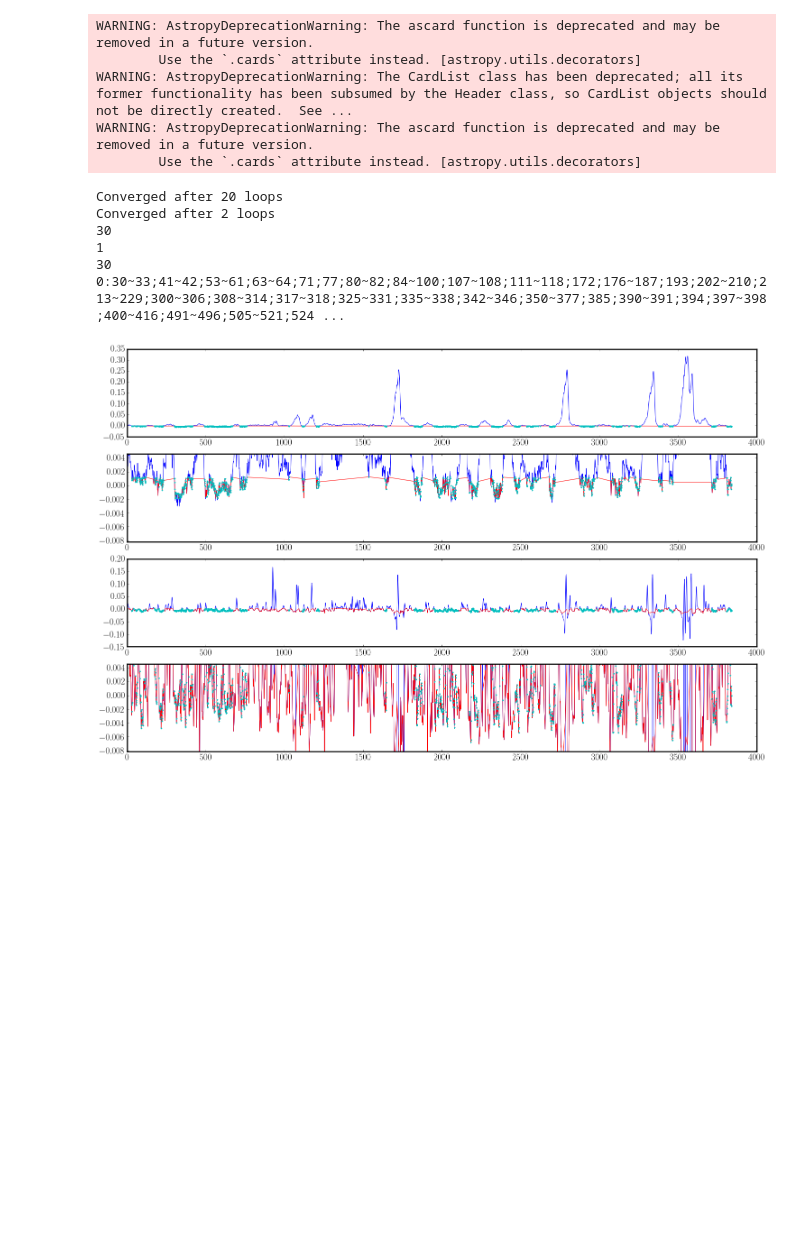
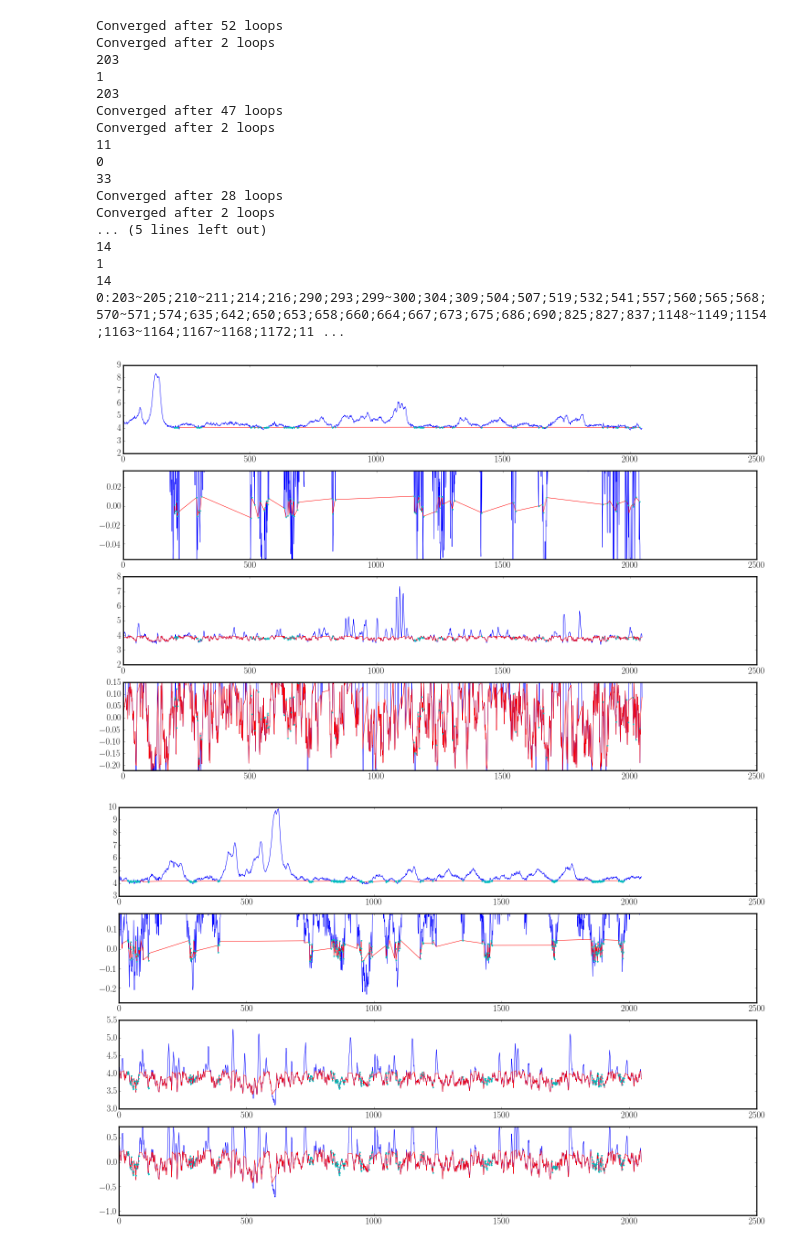
Before and after one commit to ltesti/I16293_ALMA, a Jupyter notebook: IdentifyContinuumChannels.ipynb, the cells around one changed output. Cells and saved outputs as stored; diff of their text form; code cells hidden in the pictures; blank space fills up the shorter version.

```diff
--- a/IdentifyContinuumChannels.ipynb
+++ b/IdentifyContinuumChannels.ipynb
@@ -20,21 +20,21 @@ matplotlib.rcParams['font.size'] = 20
 # %%
 # datafiles
 mydir = '/Users/ltesti/Desktop/Dropbox/i16293_cubes/'
-myproj = '00061'
-myset = '225'
+myproj = '00278'
+myset = 'ACA_359'
 mydir = '/Volumes/LT_Portable/iras_16293/img_'+myproj+'/'
 cubes_root = 'cube_'+myproj+'_'+myset
 cubes_nam = mydir+cubes_root+'_spw'
-spws = ['0','2','3','4','5']
+spws = ['0','1','2','3']
 #spws = ['0','1','2','3','5','6','7','8']
 myspw = spws[0]
 
-mydir='/Volumes/LT_2Tb/iras_16293/band4_sv/'
-spws = ['0']
-myproj = 'band4sv'
-myset = '140'
-cubes_root = 'cube_'+myproj+'_'+myset
-cubes_nam = mydir+cubes_root+'_spw'
+#mydir='/Volumes/LT_2Tb/iras_16293/band4_sv/'
+#spws = ['0']
+#myproj = 'band4sv'
+#myset = '140'
+#cubes_root = 'cube_'+myproj+'_'+myset
+#cubes_nam = mydir+cubes_root+'_spw'
 
 # regions
 source_a = '16:32:22.879, -24:28:36.468'
@@ -47,6 +47,7 @@ b_reg = pyregion.parse("FK5; circle("+source_b+","+str(rad_b.to(u.degree).value)
 # %%
 # read cube
 
+mycube = cubes_nam+str(spws[0])+'.fits'
 cube = SpectralCube.read(mycube)
 sca = cube.subcube_from_ds9region(a_reg)
 scag = sca.with_spectral_unit(u.GHz)
@@ -172,7 +190,7 @@ def get_cont_ch(myspec, sp=2., sm=2., doplot=False, spec2='none', sp2=2., sm2=2.
             ax[2].plot(x[nn2],spec2[nn2],color='r')
             ax[3].plot(x,spec2-m2,color='b')
             ax[3].plot(x[nn2],spec2[nn2]-m2,color='r')
-            ax[3].set_ylim(-4.*sm*ss,4.*sp*ss)
+            ax[3].set_ylim(-16.*sm*ss,16.*sp*ss)
 
     scc = get_casa_section(nn)
     if spec2 != 'none':
@@ -192,7 +210,7 @@ def get_cont_ch(myspec, sp=2., sm=2., doplot=False, spec2='none', sp2=2., sm2=2.
     else:
         return scc
 
-cont_chan, cont_chan_2, cont_chan_c = get_cont_ch(ya.value,sp=1.4,sm=2.,doplot=True,spec2=yb.value,sp2=1.3,sm2=2.)
+cont_chan, cont_chan_2, cont_chan_c = get_cont_ch(ya.value,sp=1.1,sm=2.5,doplot=True,spec2=yb.value,sp2=1.1,sm2=2.5)
 print("Selected channels (myspec): {0}".format(cont_chan))
 print("Selected channels  (spec2): {0}".format(cont_chan_2))
 print("           Common channels: {0}".format(cont_chan_c))
@@ -201,34 +227,41 @@ NameError: name 'ya' is not defined
 # %%
 cont_all = ''
 for myspw in spws:
     mycube = mydir+cubes_root+'_spw'+myspw+'.fits'
     cube = SpectralCube.read(mycube)
     sca = cube.subcube_from_ds9region(a_reg)
     scb = cube.subcube_from_ds9region(b_reg)
     ya = sca.mean(axis=(1,2))
     yb = scb.mean(axis=(1,2))
     #
     # 090
     #cont_chan_1, cont_chan_2, cont_chan_c = get_cont_ch(ya.value,sp=2.,sm=2.,doplot=True,spec2=yb.value,sp2=2.,sm2=2.)
     #
     # 240
-    cont_chan_1, cont_chan_2, cont_chan_c = get_cont_ch(ya.value,sp=1.4,sm=2.5,doplot=True,spec2=yb.value,sp2=1.3,sm2=2.5)
+    cont_chan_1, cont_chan_2, cont_chan_c = get_cont_ch(ya.value,sp=1.4,sm=2.1,doplot=True,spec2=yb.value,sp2=1.4,sm2=2.1)
 
     #cont_chan = get_cont_ch(ya,sp=1.35,sm=2.5,doplot=True)
     cont_all = cont_all+myspw+':'+cont_chan_c+','
     plt.savefig('fcontchan_'+cubes_root+'_spw'+myspw+'.pdf')
 
 print(cont_all[0:-1])
 # %% [output]
-WARNING: AstropyDeprecationWarning: The ascard function is deprecated and may be removed in a future version.
-        Use the `.cards` attribute instead. [astropy.utils.decorators]
-WARNING: AstropyDeprecationWarning: The CardList class has been deprecated; all its former functionality has been subsumed by the Header class, so CardList objects should not be directly created.  See ...
-WARNING: AstropyDeprecationWarning: The ascard function is deprecated and may be removed in a future version.
-        Use the `.cards` attribute instead. [astropy.utils.decorators]
+Converged after 52 loops
+Converged after 2 loops
+203
+1
+203
+Converged after 47 loops
+Converged after 2 loops
+11
+0
+33
+Converged after 28 loops
+Converged after 2 loops
+... (5 lines left out)
+14
+1
+14
+0:203~205;210~211;214;216;290;293;299~300;304;309;504;507;519;532;541;557;560;565;568;570~571;574;635;642;650;653;658;660;664;667;673;675;686;690;825;827;837;1148~1149;1154;1163~1164;1167~1168;1172;11 ...
-Converged after 20 loops
-Converged after 2 loops
-30
-1
-30
-0:30~33;41~42;53~61;63~64;71;77;80~82;84~100;107~108;111~118;172;176~187;193;202~210;213~229;300~306;308~314;317~318;325~331;335~338;342~346;350~377;385;390~391;394;397~398;400~416;491~496;505~521;524 ...
-[figure, old version]
+[figure, new version]
+[figure, added]
```
Also changed, not shown: parts of 3 cells of this notebook, 2 other files.
